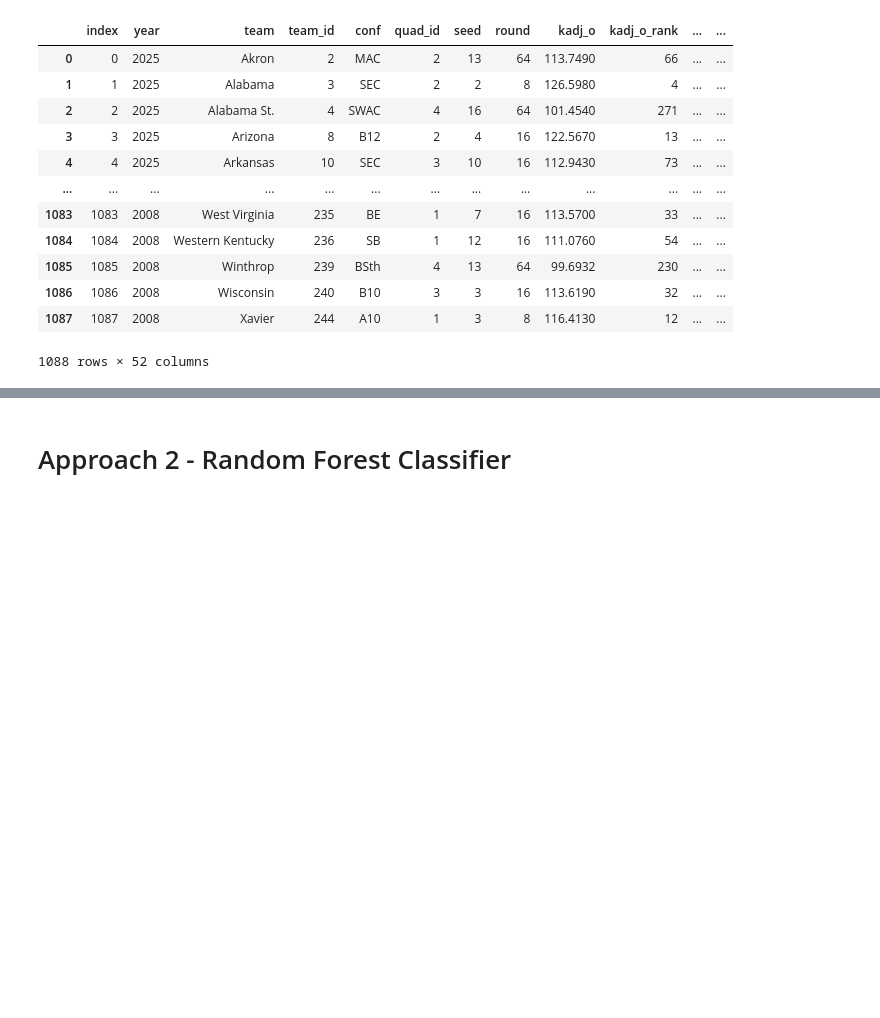
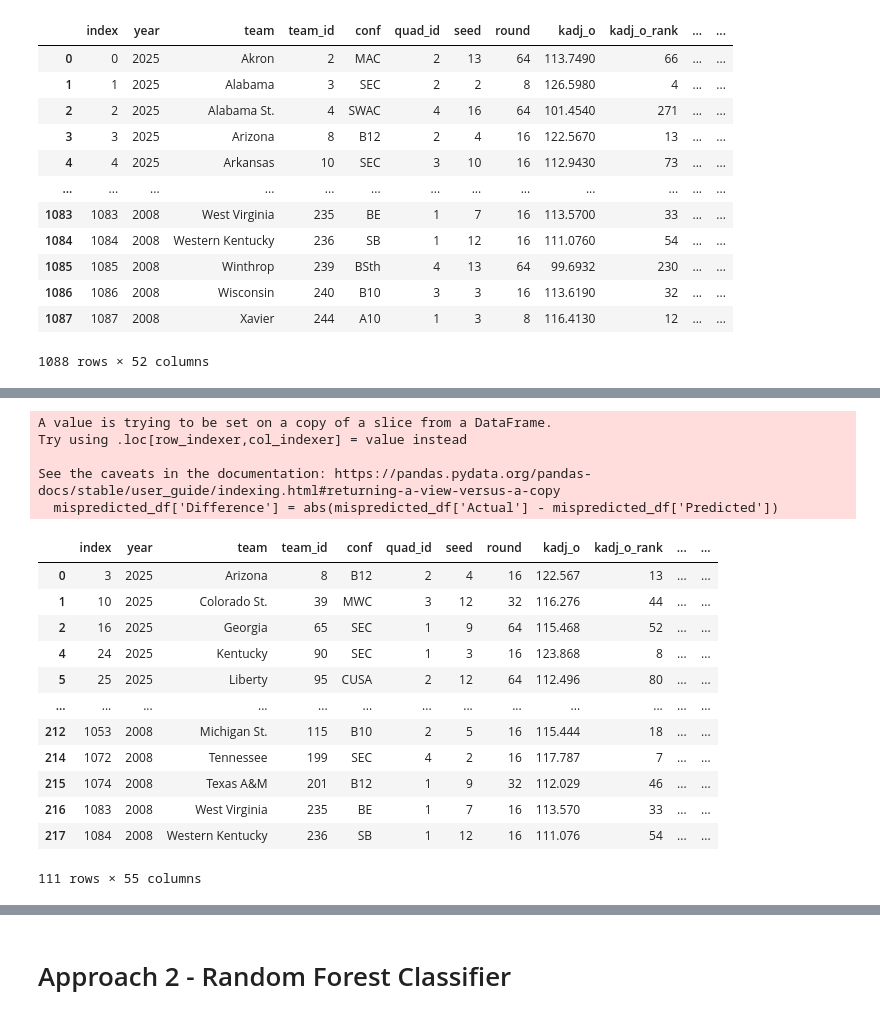
Before and after one commit to baywigg/DS3001Group, a Jupyter notebook: results.ipynb, the cells around one changed output, grey strips where cells are left out. Drawn from its saved outputs; the diff is of its cells as text; code cells hidden in the pictures; blank space fills up the shorter version.

```diff
--- a/results.ipynb
+++ b/results.ipynb
@@ -282,0 +267,23 @@ log_analysis_df
+# %%
+mispredicted_df = log_analysis_df[log_analysis_df['Actual'] != log_analysis_df['Predicted']]
+mispredicted_df['Difference'] = abs(mispredicted_df['Actual'] - mispredicted_df['Predicted'])
+mispredicted_df
+# %% [output]
+A value is trying to be set on a copy of a slice from a DataFrame.
+Try using .loc[row_indexer,col_indexer] = value instead
+
+See the caveats in the documentation: https://pandas.pydata.org/pandas-docs/stable/user_guide/indexing.html#returning-a-view-versus-a-copy
+  mispredicted_df['Difference'] = abs(mispredicted_df['Actual'] - mispredicted_df['Predicted'])
+|  | index | year | team | team_id | conf | quad_id | seed | round | kadj_o | kadj_o_rank | ... | ... |
+| 0 | 3 | 2025 | Arizona | 8 | B12 | 2 | 4 | 16 | 122.567 | 13 | ... | ... |
+| 1 | 10 | 2025 | Colorado St. | 39 | MWC | 3 | 12 | 32 | 116.276 | 44 | ... | ... |
+| 2 | 16 | 2025 | Georgia | 65 | SEC | 1 | 9 | 64 | 115.468 | 52 | ... | ... |
+| 4 | 24 | 2025 | Kentucky | 90 | SEC | 1 | 3 | 16 | 123.868 | 8 | ... | ... |
+| 5 | 25 | 2025 | Liberty | 95 | CUSA | 2 | 12 | 64 | 112.496 | 80 | ... | ... |
+| ... | ... | ... | ... | ... | ... | ... | ... | ... | ... | ... | ... | ... |
+| 212 | 1053 | 2008 | Michigan St. | 115 | B10 | 2 | 5 | 16 | 115.444 | 18 | ... | ... |
+| 214 | 1072 | 2008 | Tennessee | 199 | SEC | 4 | 2 | 16 | 117.787 | 7 | ... | ... |
+| 215 | 1074 | 2008 | Texas A&M | 201 | B12 | 1 | 9 | 32 | 112.029 | 46 | ... | ... |
+| 216 | 1083 | 2008 | West Virginia | 235 | BE | 1 | 7 | 16 | 113.570 | 33 | ... | ... |
+| 217 | 1084 | 2008 | Western Kentucky | 236 | SB | 1 | 12 | 16 | 111.076 | 54 | ... | ... |
+111 rows × 55 columns
```
Also changed, not shown: parts of 7 cells of this notebook.
